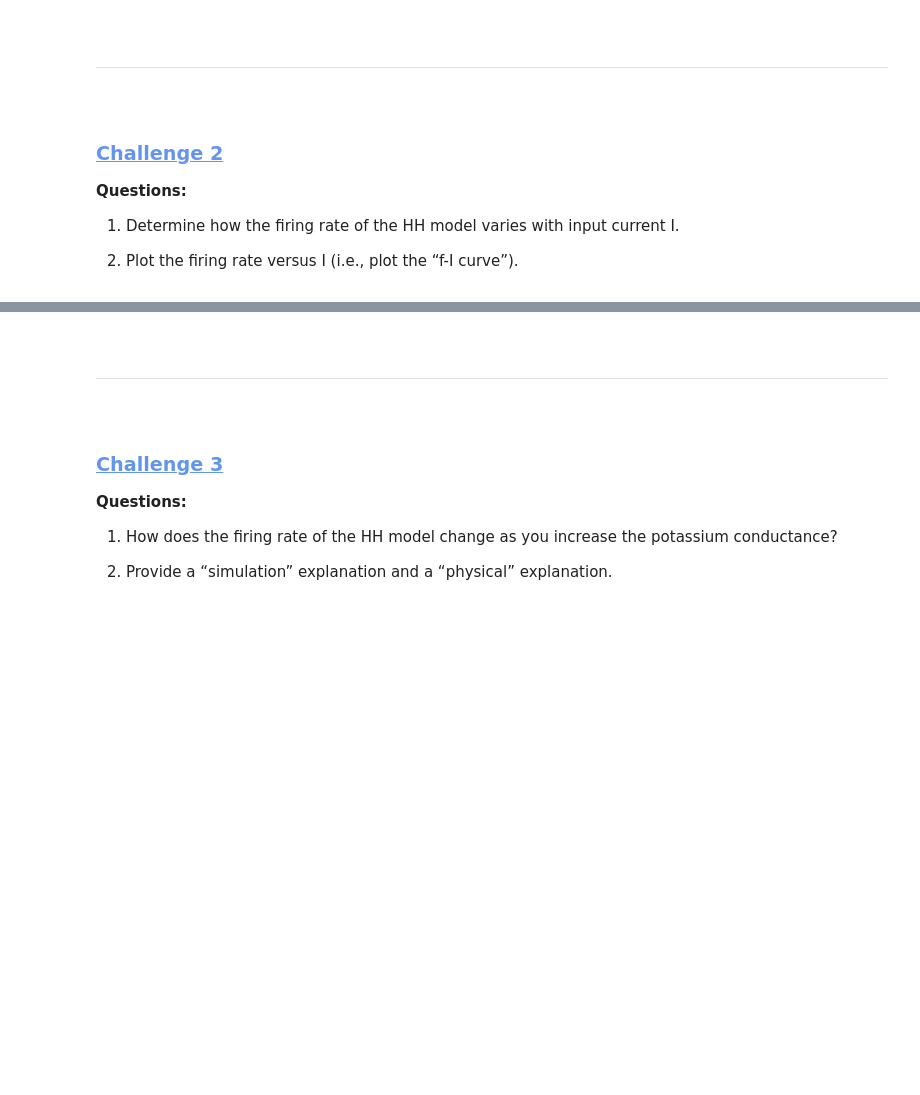
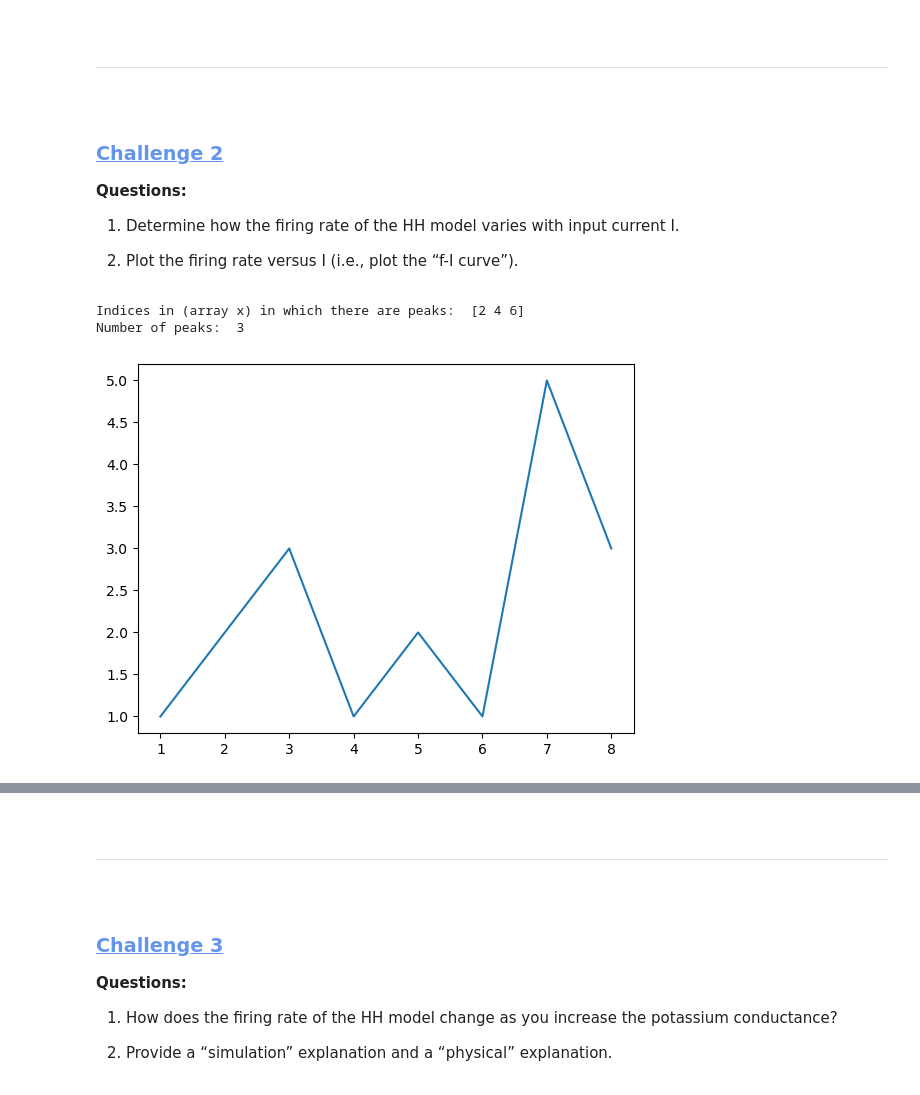
Before and after one commit to brittahn/CASMA665, a Jupyter notebook: Homeworks/AhnB_HW2-HH_CASMA665_F2024.ipynb, the cells around one changed output, grey strips where cells are left out. Cells and saved outputs as stored; diff of their text form; code cells hidden in the pictures; blank space fills up the shorter version.

```diff
--- a/Homeworks/AhnB_HW2-HH_CASMA665_F2024.ipynb
+++ b/Homeworks/AhnB_HW2-HH_CASMA665_F2024.ipynb
@@ -211,4 +221,20 @@ ___
 1. Determine how the firing rate of the HH model varies with input current I.
 
 2. Plot the firing rate versus I (i.e., plot the “f-I curve”).
+# %%
+# Test the function find_peaks
+
+x=[1, 2, 3, 4, 5, 6, 7, 8]
+y=[1, 2, 3, 1, 2, 1, 5, 3]
+
+print("Indices of (array x) in which there are peaks: ", (find_peaks(y)[0]))
+print("Number of peaks: ", (find_peaks(y)[0]).size)
+
+plt.figure()
+plt.plot(x,y)
+plt.show()
+# %% [output]
+Indices in (array x) in which there are peaks:  [2 4 6]
+Number of peaks:  3
+[figure, added]
 # %%
```
Also changed, not shown: parts of 9 cells of this notebook.
